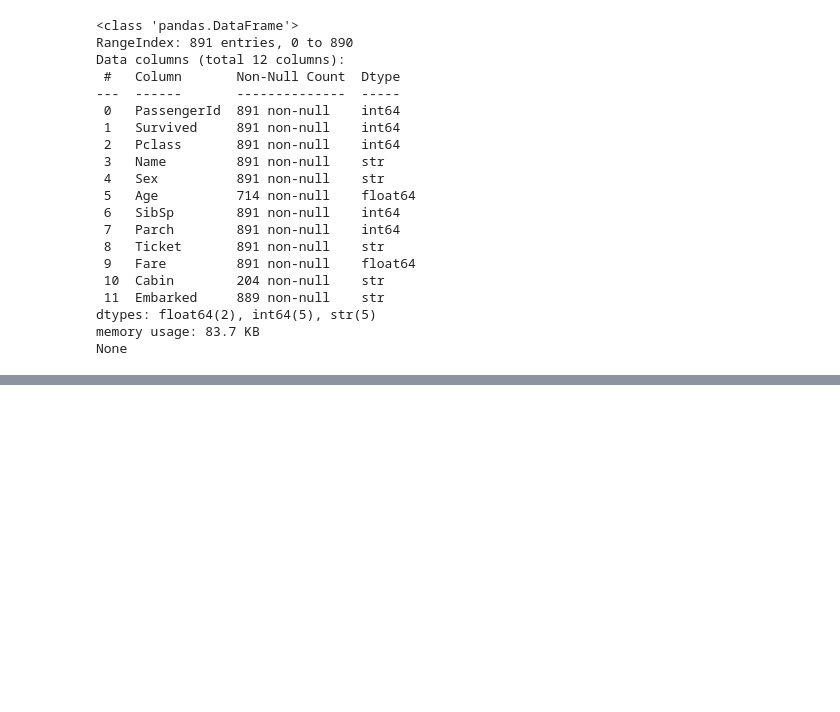
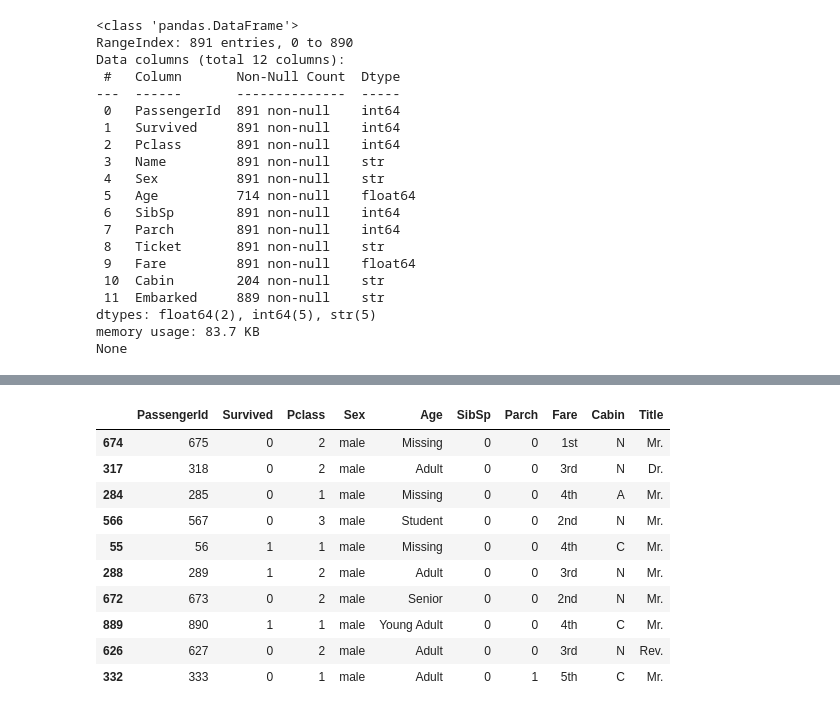
Before and after one commit to andres112/Advanced-Python, a Jupyter notebook: Titanic.ipynb, the cells around one changed output, grey strips where cells are left out. Saved outputs shown, nothing was run; the diff lists cells and outputs as text; code cells hidden in the pictures; blank space fills up the shorter version.

```diff
--- a/Titanic.ipynb
+++ b/Titanic.ipynb
@@ -200,0 +250,21 @@ Categories (5, str): ['1st' < '2nd' < '3rd' < '4th' < '5th']
+# %%
+def drop_columns(data, columns):
+  data.drop(columns, axis=1, inplace=True)
+# %%
+columns_to_drop = ['Name', 'Ticket', 'Embarked']
+drop_columns(train_data, columns_to_drop)
+drop_columns(test_data, columns_to_drop)
+
+train_data.sample(10)
+# %% [output]
+|  | PassengerId | Survived | Pclass | Sex | Age | SibSp | Parch | Fare | Cabin | Title |
+| 674 | 675 | 0 | 2 | male | Missing | 0 | 0 | 1st | N | Mr. |
+| 317 | 318 | 0 | 2 | male | Adult | 0 | 0 | 3rd | N | Dr. |
+| 284 | 285 | 0 | 1 | male | Missing | 0 | 0 | 4th | A | Mr. |
+| 566 | 567 | 0 | 3 | male | Student | 0 | 0 | 2nd | N | Mr. |
+| 55 | 56 | 1 | 1 | male | Missing | 0 | 0 | 4th | C | Mr. |
+| 288 | 289 | 1 | 2 | male | Adult | 0 | 0 | 3rd | N | Mr. |
+| 672 | 673 | 0 | 2 | male | Senior | 0 | 0 | 2nd | N | Mr. |
+| 889 | 890 | 1 | 1 | male | Young Adult | 0 | 0 | 4th | C | Mr. |
+| 626 | 627 | 0 | 2 | male | Adult | 0 | 0 | 3rd | N | Rev. |
+| 332 | 333 | 0 | 1 | male | Adult | 0 | 1 | 5th | C | Mr. |
```
Also changed, not shown: parts of 17 cells of this notebook.
